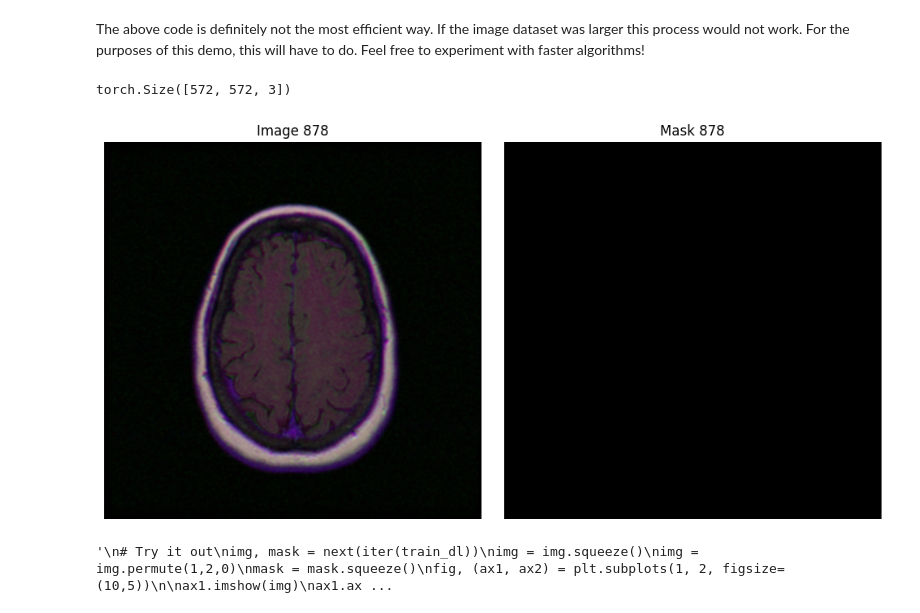
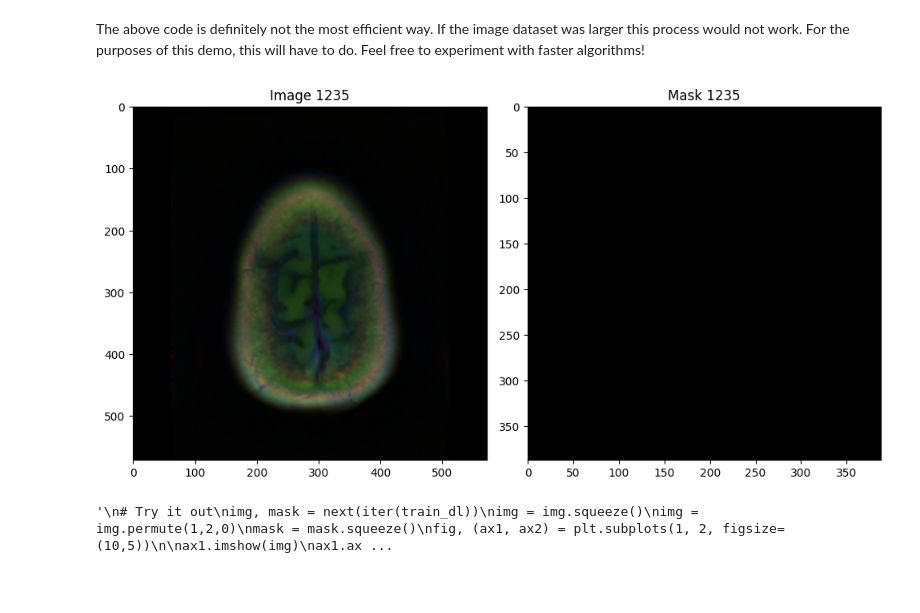
Before and after one commit to Chunt0/puttyU, a Jupyter notebook: Diffusion/UNet/unet.ipynb, the cells around one changed output. Cells and saved outputs as stored; diff of their text form; code cells hidden in the pictures; blank space fills up the shorter version.

```diff
--- a/Diffusion/UNet/unet.ipynb
+++ b/Diffusion/UNet/unet.ipynb
@@ -283,38 +284,36 @@ test_dir = "./img/test/"
 train_annotations_file = os.path.join(train_dir, "train.csv")
 test_annotations_file = os.path.join(test_dir, "test.csv")
 
 transform = transforms.Compose([
     transforms.Resize((572,572)),
     transforms.ToTensor()])
 
 target_transform = transforms.Compose([
     transforms.Resize((388,388)),
     transforms.ToTensor()])
 
 train_dataset = ImgSegDataset(train_dir, train_annotations_file, transform=transform, target_transform=target_transform)
 test_dataset = ImgSegDataset(test_dir, test_annotations_file, transform=transform, target_transform=target_transform)
 
 # Let's take a look! Plot a random image and mask
 rand_idx = random.randint(0, len(train_dataset))
 img = train_dataset[rand_idx][0].permute(1,2,0)
-print(img.shape)
 mask = train_dataset[rand_idx][1].permute(1,2,0)
 
 fig, (ax1, ax2) = plt.subplots(1, 2, figsize=(10,5))
 
 ax1.imshow(img)
-ax1.axis('off')
+#ax1.axis('off')
 ax1.set_title(f'Image {rand_idx}')
 
 ax2.imshow(mask, cmap="gray")
-ax2.axis('off')
+#ax2.axis('off')
 ax2.set_title(f'Mask {rand_idx}')
 
 plt.tight_layout()
 plt.show()
 # %% [output]
-torch.Size([572, 572, 3])
-[figure, old version]
+[figure, new version]
 # %%
 # Now let's turn them into DataLoaders
 # Set batch_size
```
Also changed, not shown: parts of 3 cells of this notebook.
